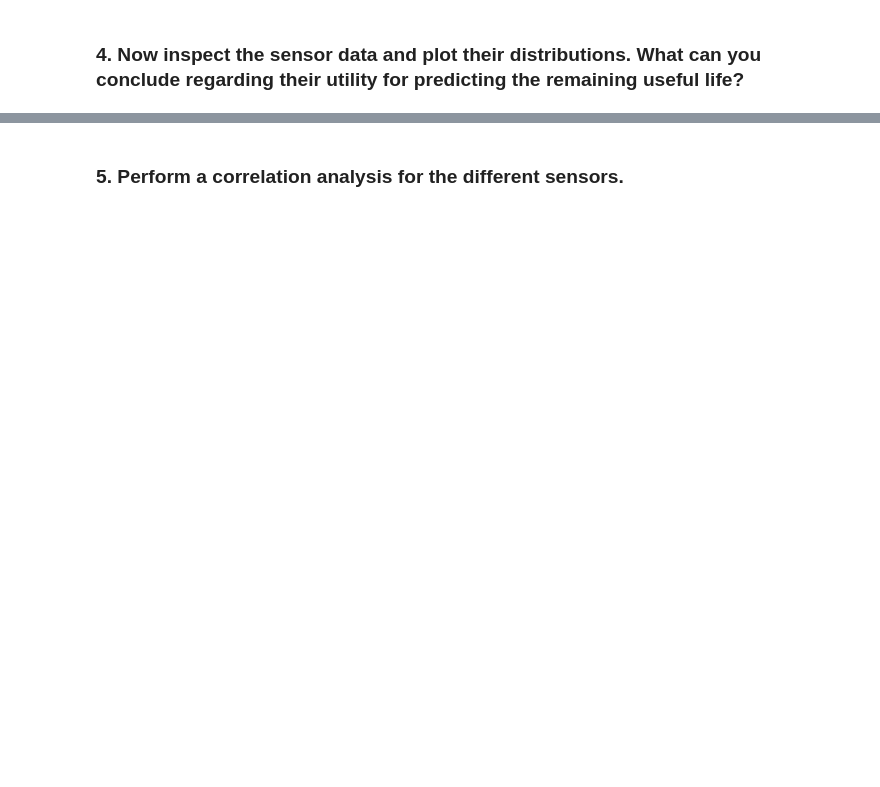
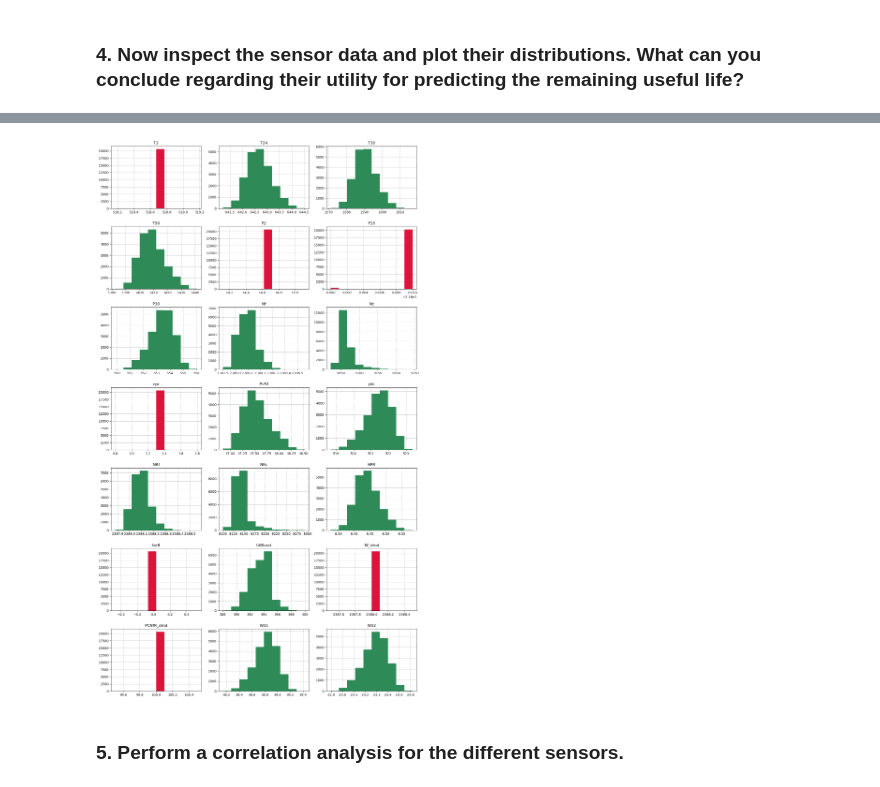
Before and after one commit to diyankacharov/ml_group_work-, a Jupyter notebook: Task/Data_Understanding_Task.ipynb, the cells around one changed output, grey strips where cells are left out. Cells and saved outputs as stored; diff of their text form; code cells hidden in the pictures; blank space fills up the shorter version.

```diff
--- a/Task/Data_Understanding_Task.ipynb
+++ b/Task/Data_Understanding_Task.ipynb
@@ -114,2 +114,22 @@ SyntaxError: invalid syntax (1891091513.py, line 3)
+# %%
+sensor_data = train_data.iloc[:, 5:26]
+fig_sensor = plt.figure(figsize=(14, 24))
+relevant_sensors = []
+
+for sbp_index, sensor in enumerate(train_data.columns[5:26], start=1):
+    plt.subplot(7, 3, sbp_index)
+
+    if sensor_data[sensor].std() < 0.01:
+        plt.hist(sensor_data[sensor], color='crimson')
+    else:
+        plt.hist(sensor_data[sensor], color='seagreen')
+        relevant_sensors.append(sensor)
+
+    plt.title(sensor)
+
+plt.tight_layout()
+plt.show()
+# %% [output]
+[figure, added]
 # %% [markdown]
 ### 5. Perform a correlation analysis for the different sensors.
```
Also changed, not shown: parts of 7 cells of this notebook.
